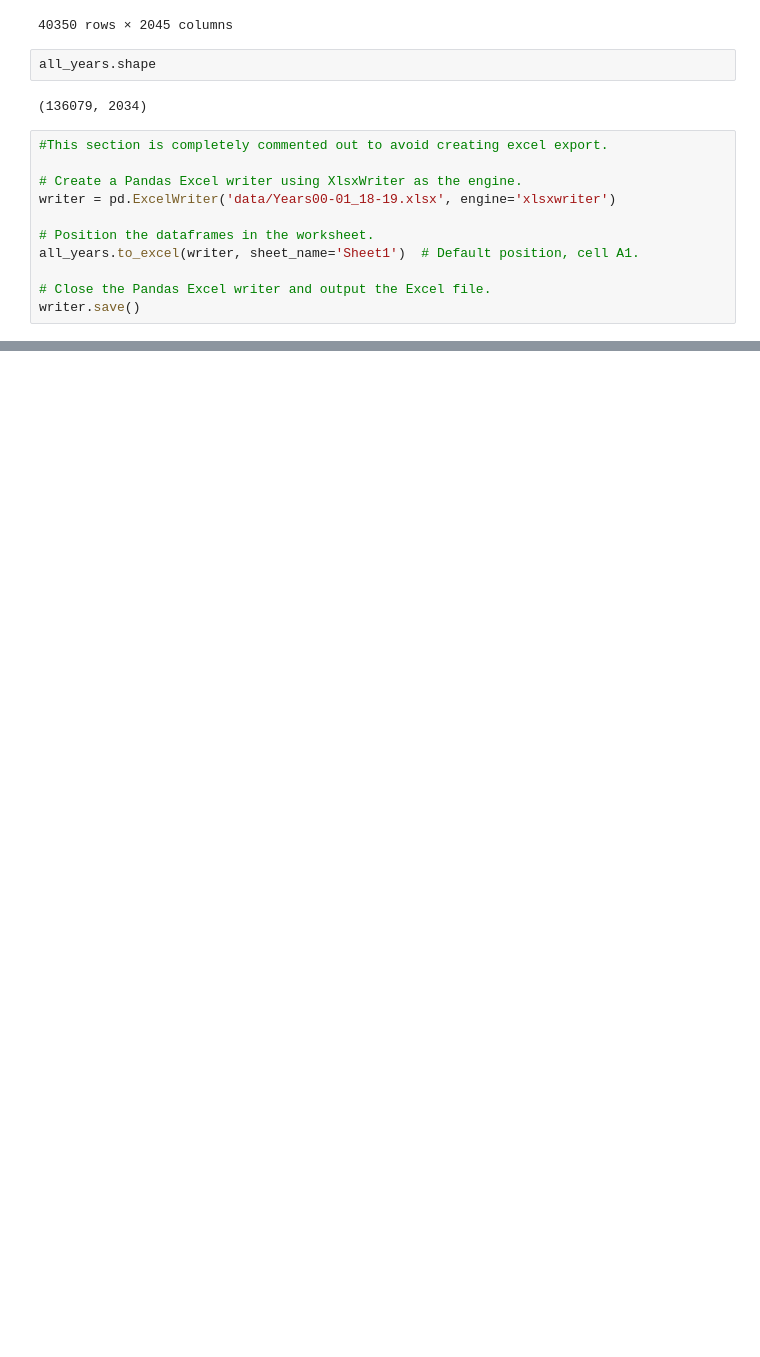
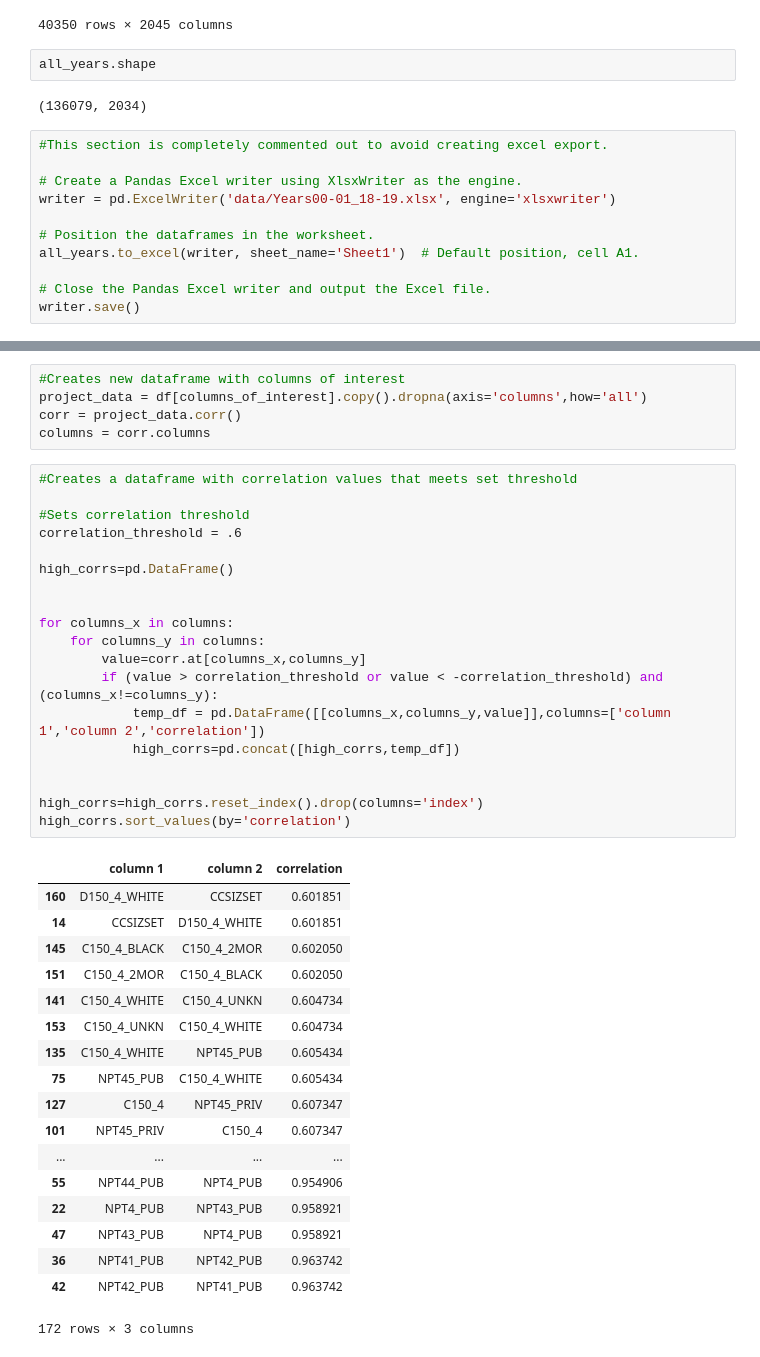
Before and after one commit to voduwa/Final-Project, a Jupyter notebook: tyler.ipynb, the cells around one changed output, grey strips where cells are left out. Saved outputs shown, nothing was run; the diff lists cells and outputs as text; blank space fills up the shorter version.

```diff
--- a/tyler.ipynb
+++ b/tyler.ipynb
@@ -272,0 +260,43 @@ writer.save()
+# %%
+#Creates new dataframe with columns of interest
+project_data = df[columns_of_interest].copy().dropna(axis='columns',how='all')
+corr = project_data.corr()
+columns = corr.columns
+# %%
+#Creates a dataframe with correlation values that meets set threshold
+
+#Sets correlation threshold
+correlation_threshold = .6
+
+high_corrs=pd.DataFrame()
+
+
+for columns_x in columns:
+    for columns_y in columns:
+        value=corr.at[columns_x,columns_y]
+        if (value > correlation_threshold or value < -correlation_threshold) and (columns_x!=columns_y):
+            temp_df = pd.DataFrame([[columns_x,columns_y,value]],columns=['column 1','column 2','correlation'])
+            high_corrs=pd.concat([high_corrs,temp_df])
+
+
+high_corrs=high_corrs.reset_index().drop(columns='index')
+high_corrs.sort_values(by='correlation')
+# %% [output]
+|  | column 1 | column 2 | correlation |
+| 160 | D150_4_WHITE | CCSIZSET | 0.601851 |
+| 14 | CCSIZSET | D150_4_WHITE | 0.601851 |
+| 145 | C150_4_BLACK | C150_4_2MOR | 0.602050 |
+| 151 | C150_4_2MOR | C150_4_BLACK | 0.602050 |
+| 141 | C150_4_WHITE | C150_4_UNKN | 0.604734 |
+| 153 | C150_4_UNKN | C150_4_WHITE | 0.604734 |
+| 135 | C150_4_WHITE | NPT45_PUB | 0.605434 |
+| 75 | NPT45_PUB | C150_4_WHITE | 0.605434 |
+| 127 | C150_4 | NPT45_PRIV | 0.607347 |
+| 101 | NPT45_PRIV | C150_4 | 0.607347 |
+| ... | ... | ... | ... |
+| 55 | NPT44_PUB | NPT4_PUB | 0.954906 |
+| 22 | NPT4_PUB | NPT43_PUB | 0.958921 |
+| 47 | NPT43_PUB | NPT4_PUB | 0.958921 |
+| 36 | NPT41_PUB | NPT42_PUB | 0.963742 |
+| 42 | NPT42_PUB | NPT41_PUB | 0.963742 |
+172 rows × 3 columns
```
Also changed, not shown: parts of 7 cells of this notebook.
